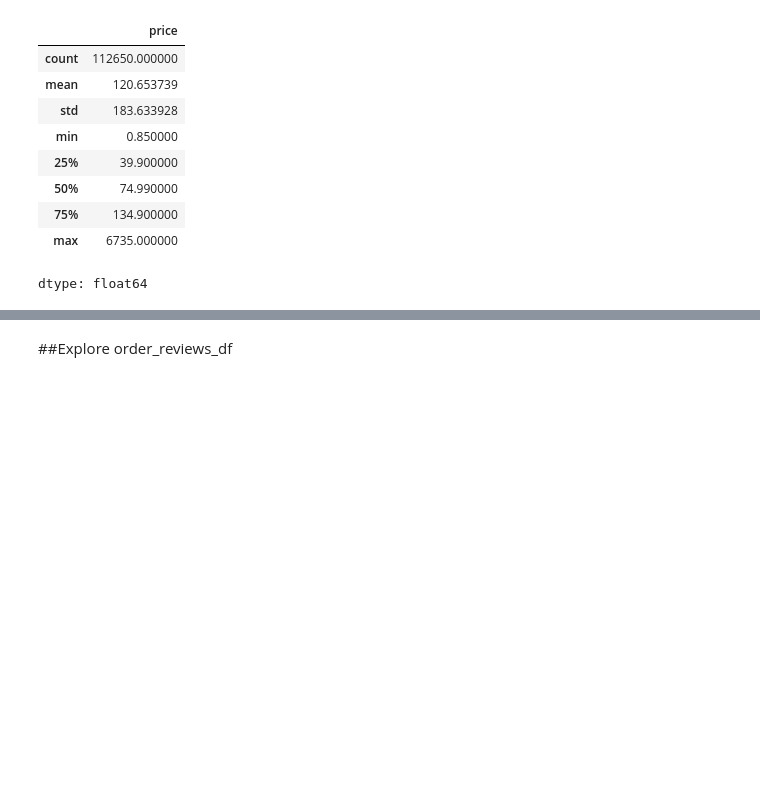
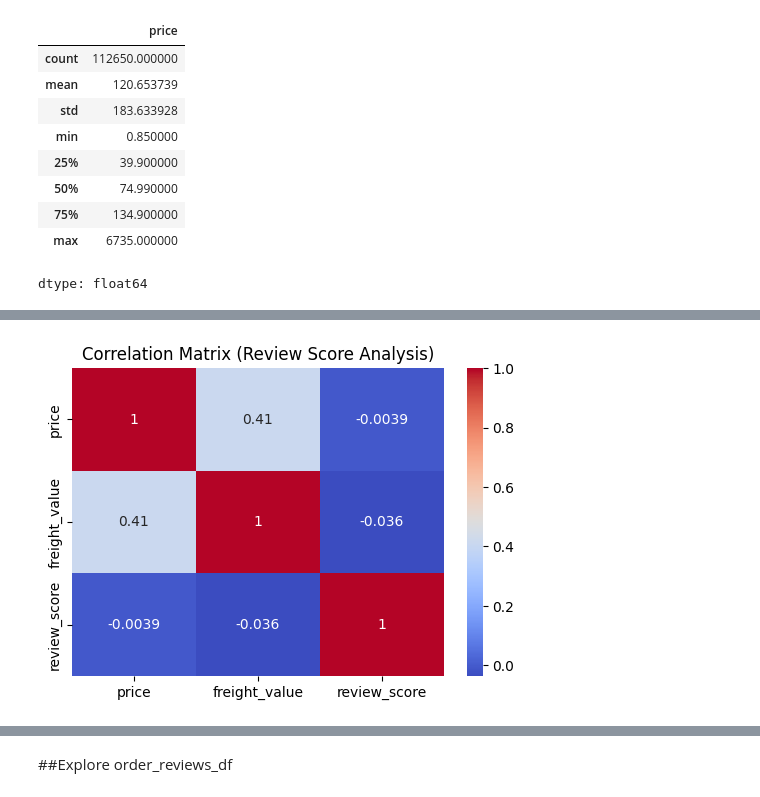
Before and after one commit to y3nu5/submission-proyek-data-analisis, a Jupyter notebook: notebook.ipynb, the cells around one changed output, grey strips where cells are left out. Cells and saved outputs as stored; diff of their text form; code cells hidden in the pictures; blank space fills up the shorter version.

```diff
--- a/notebook.ipynb
+++ b/notebook.ipynb
@@ -1034,0 +1062,12 @@ dtype: float64
+# %%
+merged_for_correlation = order_items_df.merge(order_reviews_df, on='order_id', how='inner')
+
+corr_data = merged_for_correlation[['price', 'freight_value', 'review_score']]
+
+plt.figure(figsize=(6,4))
+sns.heatmap(corr_data.corr(), annot=True, cmap='coolwarm')
+
+plt.title("Correlation Matrix (Review Score Analysis)")
+plt.show()
+# %% [output]
+[figure, added]
```
Also changed, not shown: parts of 24 cells of this notebook, 1 other file.
